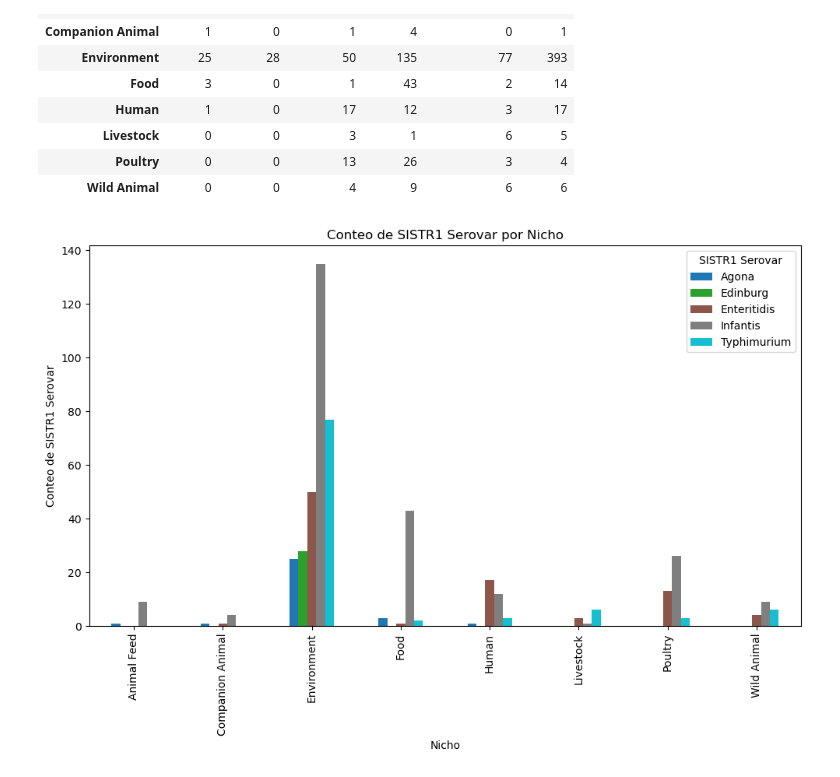
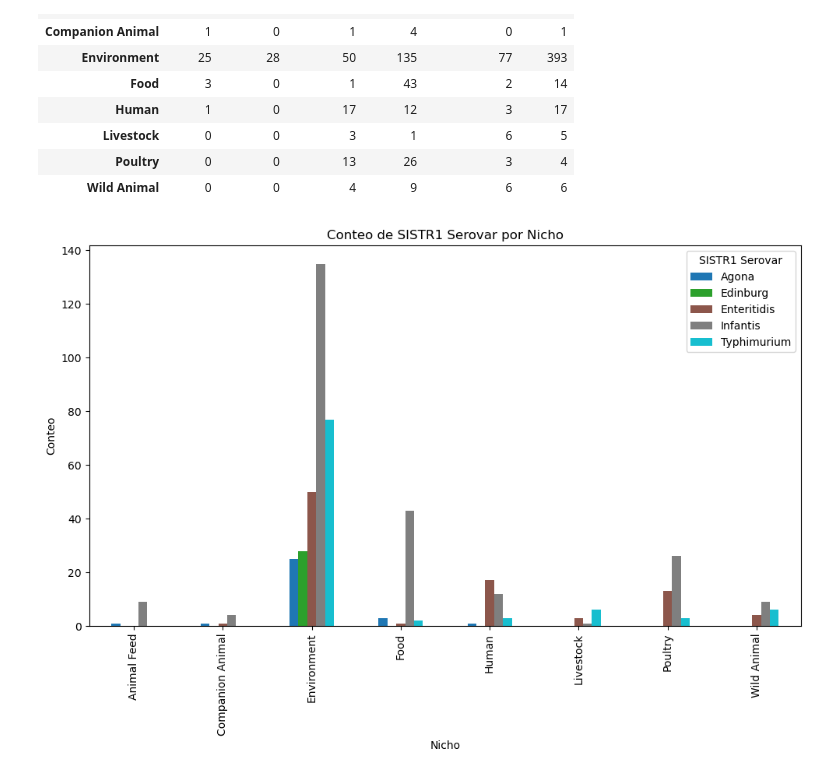
Before and after one commit to vicevalds/BIO295, a Jupyter notebook: main.ipynb, the cells around one changed output. Drawn from its saved outputs; the diff is of its cells as text; code cells hidden in the pictures.

```diff
--- a/main.ipynb
+++ b/main.ipynb
@@ -148,14 +148,14 @@ total_counts
 # %%
 df_counts = frequent_serovars_by_niche.groupby(['Source Niche', 'SISTR1 Serovar']).size().unstack(fill_value=0)
 df_counts.plot(kind='bar', stacked=False, figsize=(10, 7), colormap='tab10')
 
 plt.xlabel('Nicho')
-plt.ylabel('Conteo de SISTR1 Serovar')
+plt.ylabel('Conteo')
 plt.title('Conteo de SISTR1 Serovar por Nicho')
 
 plt.tight_layout()
 save = os.path.join("img", "group_serotipos_por_nicho.png")
 plt.savefig(save, format='png')
 plt.show()
 # %% [output]
-[figure, old version]
+[figure, new version]
```
Also changed, not shown: parts of 1 cell of this notebook.
